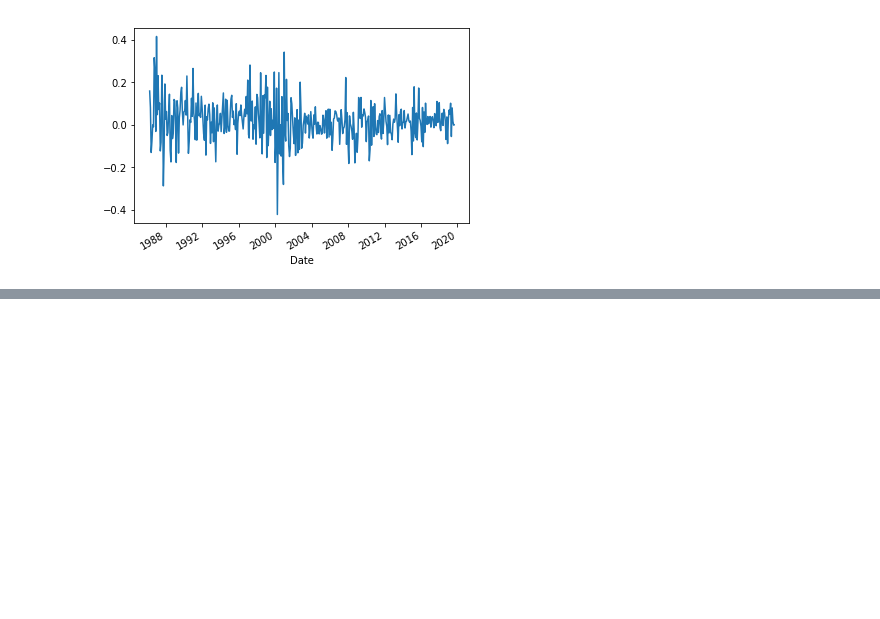
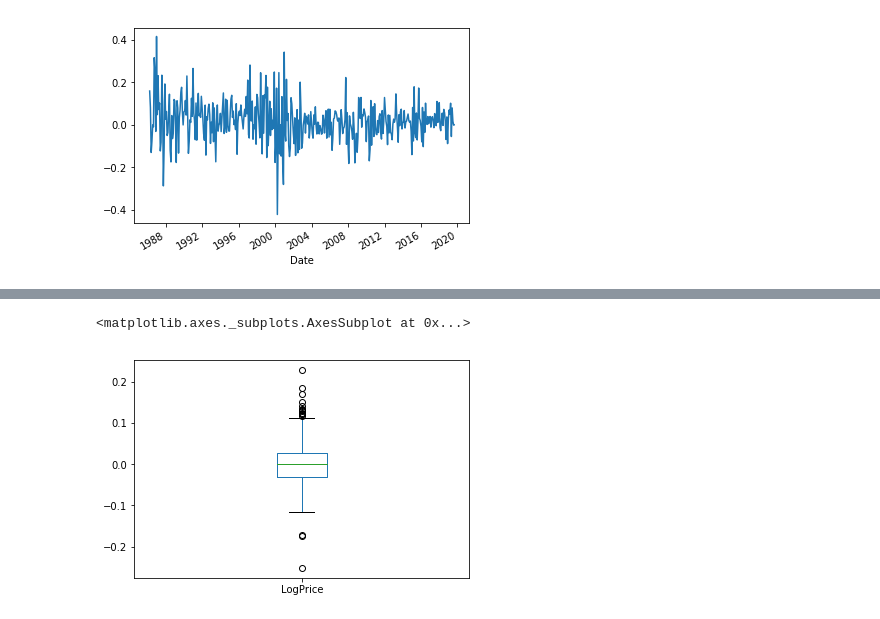
Before and after one commit to alphalex/DAT-06-24, a Jupyter notebook: class material/Unit 4/Class 18/Class Notebook Messy.ipynb, the cells around one changed output, grey strips where cells are left out. Drawn from its saved outputs; the diff is of its cells as text; code cells hidden in the pictures; blank space fills up the shorter version.

```diff
--- a/class material/Unit 4/Class 18/Class Notebook Messy.ipynb
+++ b/class material/Unit 4/Class 18/Class Notebook Messy.ipynb
@@ -209,0 +237,5 @@ msft.LogPrice.diff().plot()
+# %%
+data.plot(kind='box')
+# %% [output]
+<matplotlib.axes._subplots.AxesSubplot at 0x...>
+[figure, added]
```
Also changed, not shown: parts of 9 cells of this notebook, 13 other files.
